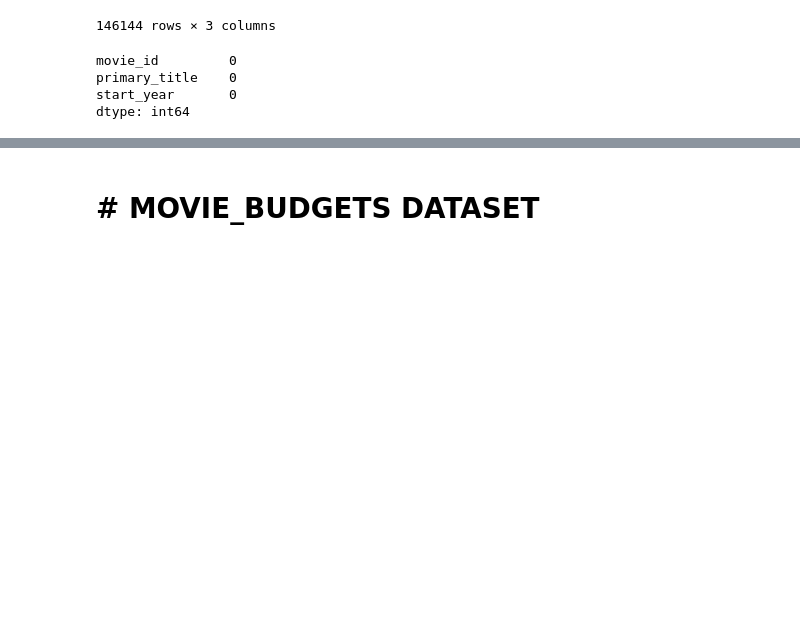
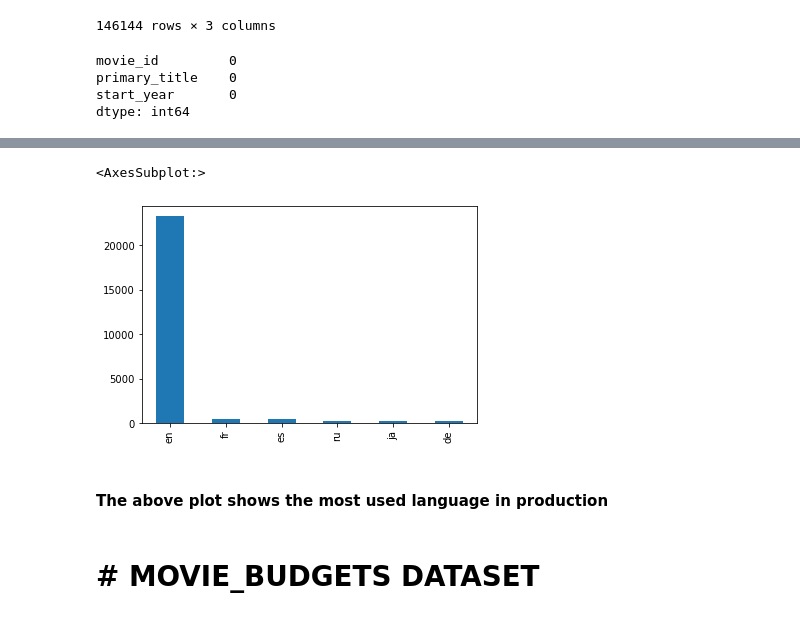
Before and after one commit to brian-magembe/Microsoft-analysis-of-movies, a Jupyter notebook: Data_exploration.ipynb, the cells around one changed output, grey strips where cells are left out. Saved outputs shown, nothing was run; the diff lists cells and outputs as text; code cells hidden in the pictures; blank space fills up the shorter version.

```diff
--- a/Data_exploration.ipynb
+++ b/Data_exploration.ipynb
@@ -268,0 +161,4 @@ movie_ratings
+# %%
+# reading movie data
+movies = pd.read_csv("tmdb.movies.csv")
+movies
@@ -326,3 +192,0 @@ reviews
-# %%
-movies = pd.read_csv("zippedData/tmdb.movies.csv")
-movies
@@ -342,0 +203,4 @@ movies
+# %%
+# knowing the counts of language
+language_count = movies["original_language"].value_counts()[:6]
+language_count
@@ -343,3 +215,11 @@ movies
+# %%
+# ploting language counts
+language_count.plot.bar()
+# %% [output]
+<AxesSubplot:>
+[figure, added]
+# %% [markdown]
+#### The above plot shows the most used language in production
 # %% [markdown]
 # # MOVIE_BUDGETS DATASET
 # %%
```
Also changed, not shown: parts of 43 cells of this notebook.
